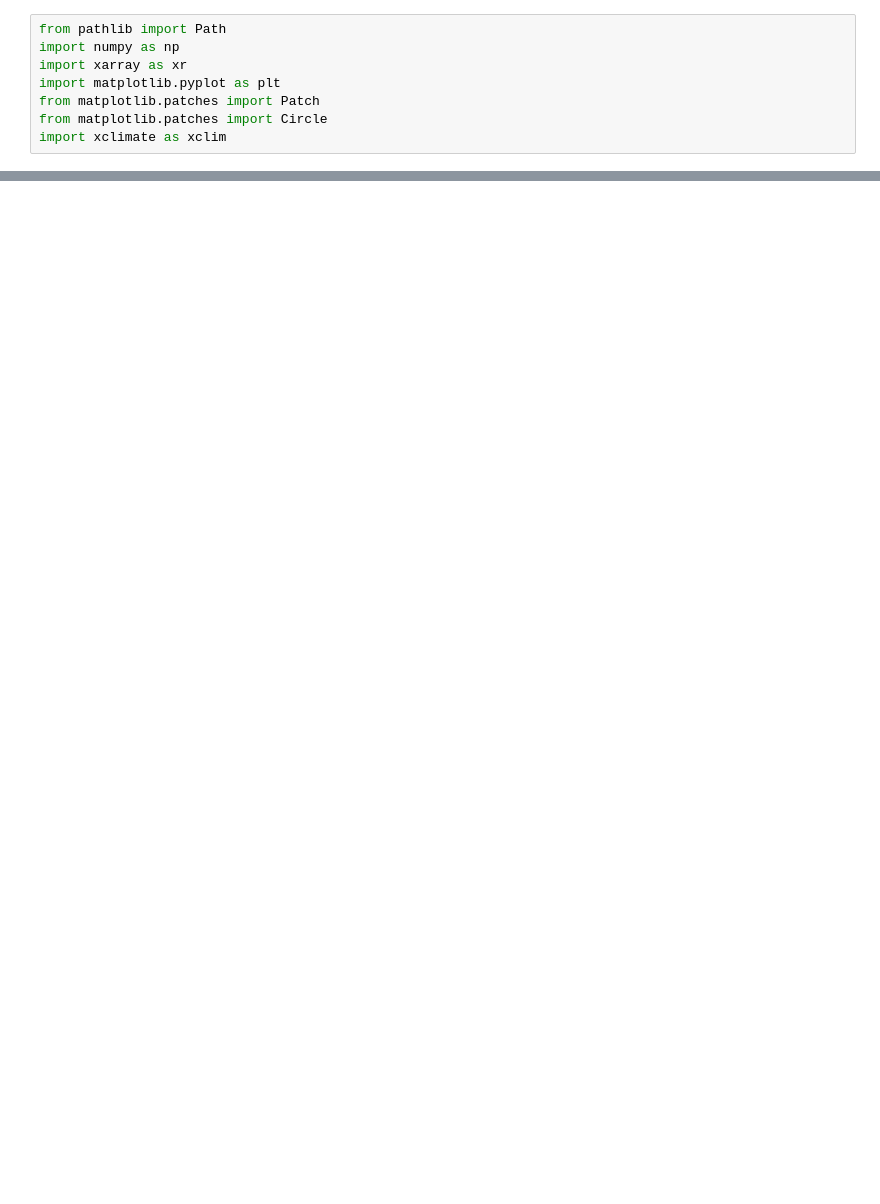
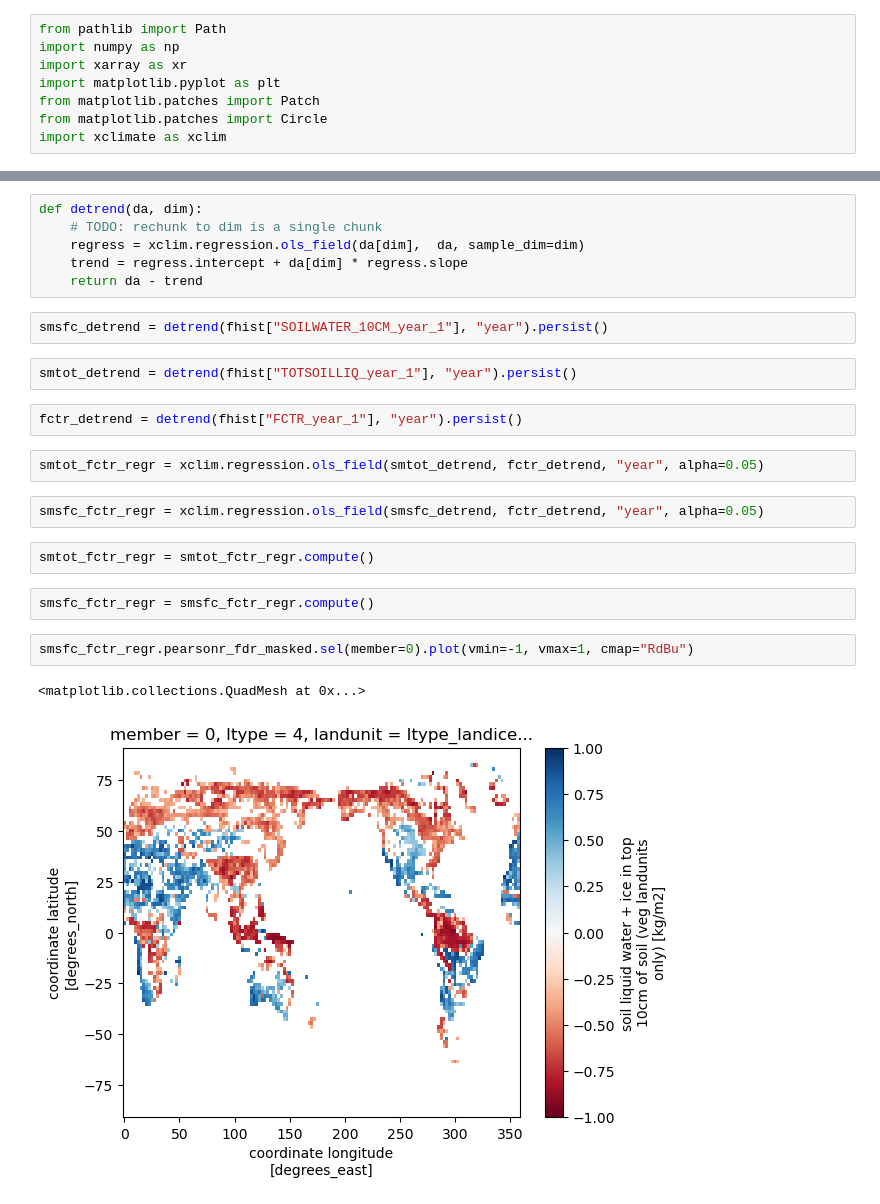
Before and after one commit to bbuchovecky/et_controls, a Jupyter notebook: ecohydro-index-bin.ipynb, the cells around one changed output, grey strips where cells are left out. Saved outputs shown, nothing was run; the diff lists cells and outputs as text; blank space fills up the shorter version.

Commit message:
Added ew binned mean plots and prep for LMWG presentation

```diff
--- a/ecohydro-index-bin.ipynb
+++ b/ecohydro-index-bin.ipynb
@@ -8,0 +187,25 @@ import xclimate as xclim
+# %%
+def detrend(da, dim):
+    # TODO: rechunk to dim is a single chunk
+    regress = xclim.regression.ols_field(da[dim],  da, sample_dim=dim)
+    trend = regress.intercept + da[dim] * regress.slope
+    return da - trend
+# %%
+smsfc_detrend = detrend(fhist["SOILWATER_10CM_year_1"], "year").persist()
+# %%
+smtot_detrend = detrend(fhist["TOTSOILLIQ_year_1"], "year").persist()
+# %%
+fctr_detrend = detrend(fhist["FCTR_year_1"], "year").persist()
+# %%
+smtot_fctr_regr = xclim.regression.ols_field(smtot_detrend, fctr_detrend, "year", alpha=0.05)
+# %%
+smsfc_fctr_regr = xclim.regression.ols_field(smsfc_detrend, fctr_detrend, "year", alpha=0.05)
+# %%
+smtot_fctr_regr = smtot_fctr_regr.compute()
+# %%
+smsfc_fctr_regr = smsfc_fctr_regr.compute()
+# %%
+smsfc_fctr_regr.pearsonr_fdr_masked.sel(member=0).plot(vmin=-1, vmax=1, cmap="RdBu")
+# %% [output]
+<matplotlib.collections.QuadMesh at 0x...>
+[figure, added]
```
Also changed, not shown: parts of 39 cells of this notebook, 38 other files.
